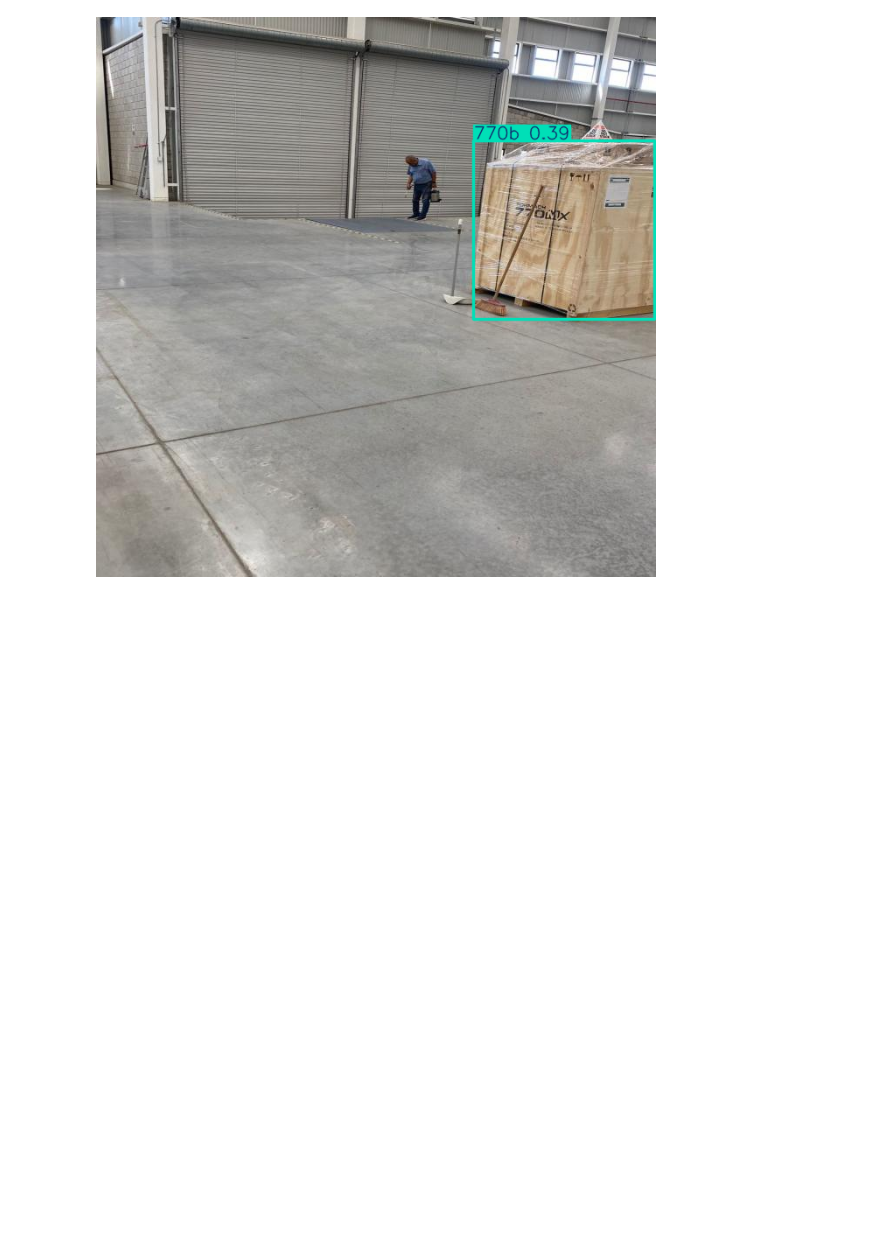
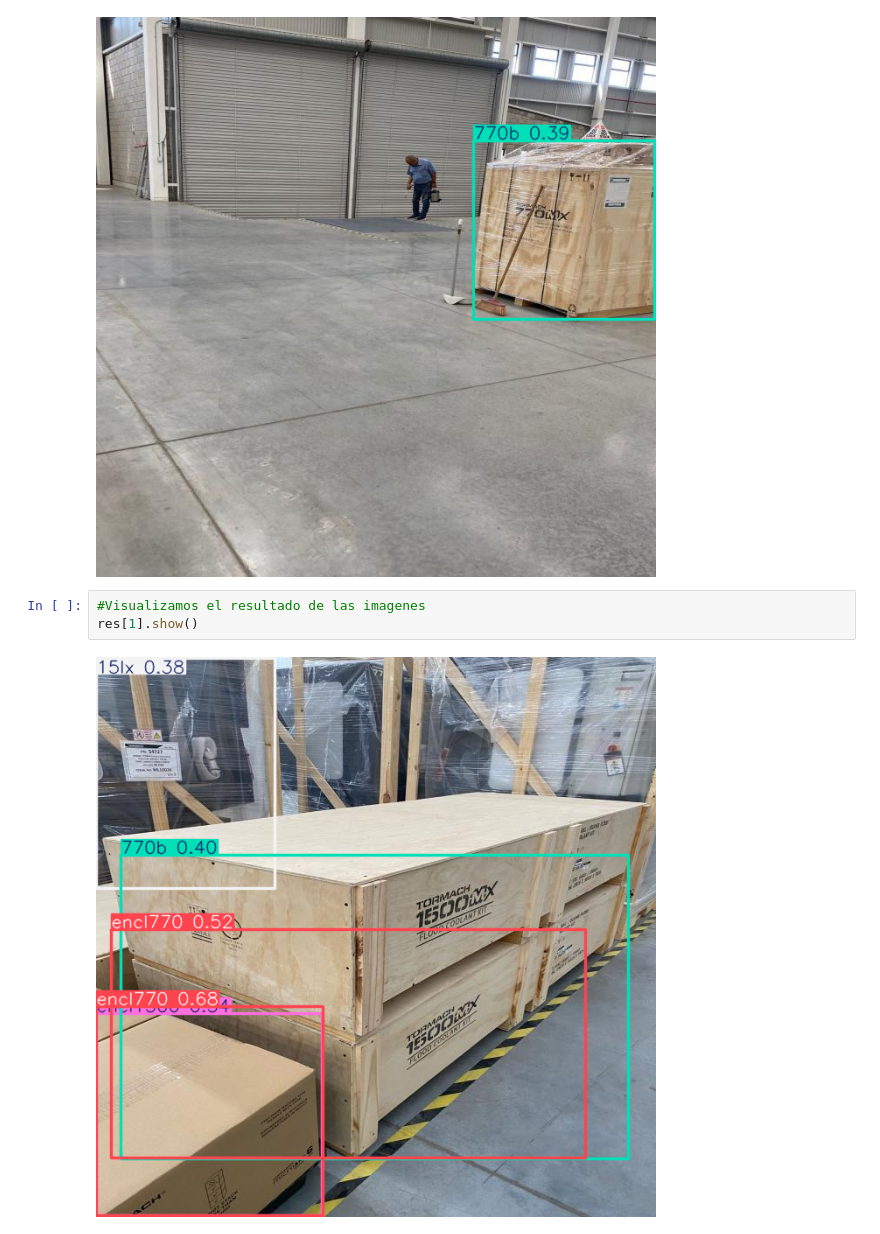
Before and after one commit to Vihappy/Vision_Artificial, a Jupyter notebook: Vision23310405.ipynb, the cells around one changed output. Drawn from its saved outputs; the diff is of its cells as text; blank space fills up the shorter version.

```diff
--- a/Vision23310405.ipynb
+++ b/Vision23310405.ipynb
@@ -74,3 +74,8 @@ Speed: 1.8ms preprocess, 15.5ms inference, 2.4ms postprocess per image at shape
 res[0].show()
 # %% [output]
 [figure]
+# %%
+#Visualizamos el resultado de las imagenes
+res[1].show()
+# %% [output]
+[figure, added]
```
Also changed, not shown: parts of 2 cells of this notebook.
